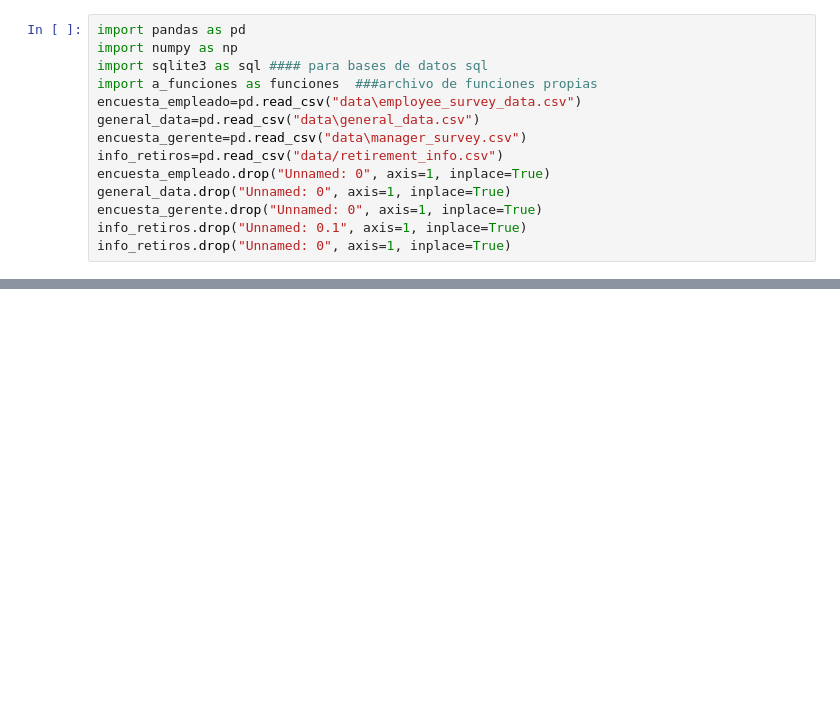
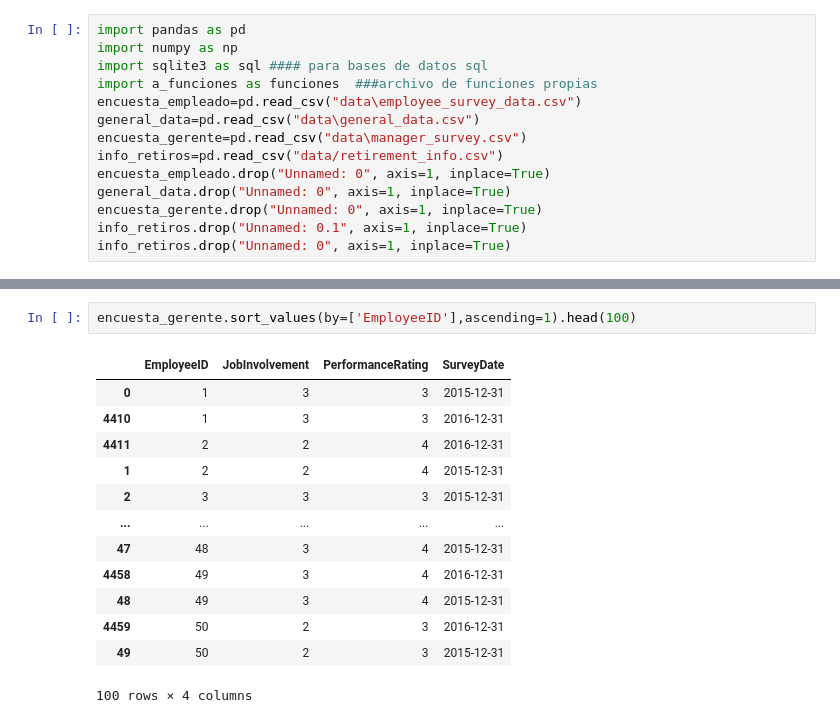
Before and after one commit to Juanisazalu/ANALITICA-3, a Jupyter notebook: b_preprocesamiento.ipynb, the cells around one changed output, grey strips where cells are left out. Cells and saved outputs as stored; diff of their text form; blank space fills up the shorter version.

```diff
--- a/b_preprocesamiento.ipynb
+++ b/b_preprocesamiento.ipynb
@@ -24,0 +49,16 @@ info_retiros.drop("Unnamed: 0", axis=1, inplace=True)
+# %%
+encuesta_gerente.sort_values(by=['EmployeeID'],ascending=1).head(100)
+# %% [output]
+|  | EmployeeID | JobInvolvement | PerformanceRating | SurveyDate |
+| 0 | 1 | 3 | 3 | 2015-12-31 |
+| 4410 | 1 | 3 | 3 | 2016-12-31 |
+| 4411 | 2 | 2 | 4 | 2016-12-31 |
+| 1 | 2 | 2 | 4 | 2015-12-31 |
+| 2 | 3 | 3 | 3 | 2015-12-31 |
+| ... | ... | ... | ... | ... |
+| 47 | 48 | 3 | 4 | 2015-12-31 |
+| 4458 | 49 | 3 | 4 | 2016-12-31 |
+| 48 | 49 | 3 | 4 | 2015-12-31 |
+| 4459 | 50 | 2 | 3 | 2016-12-31 |
+| 49 | 50 | 2 | 3 | 2015-12-31 |
+100 rows × 4 columns
```
Also changed, not shown: parts of 8 cells of this notebook.
